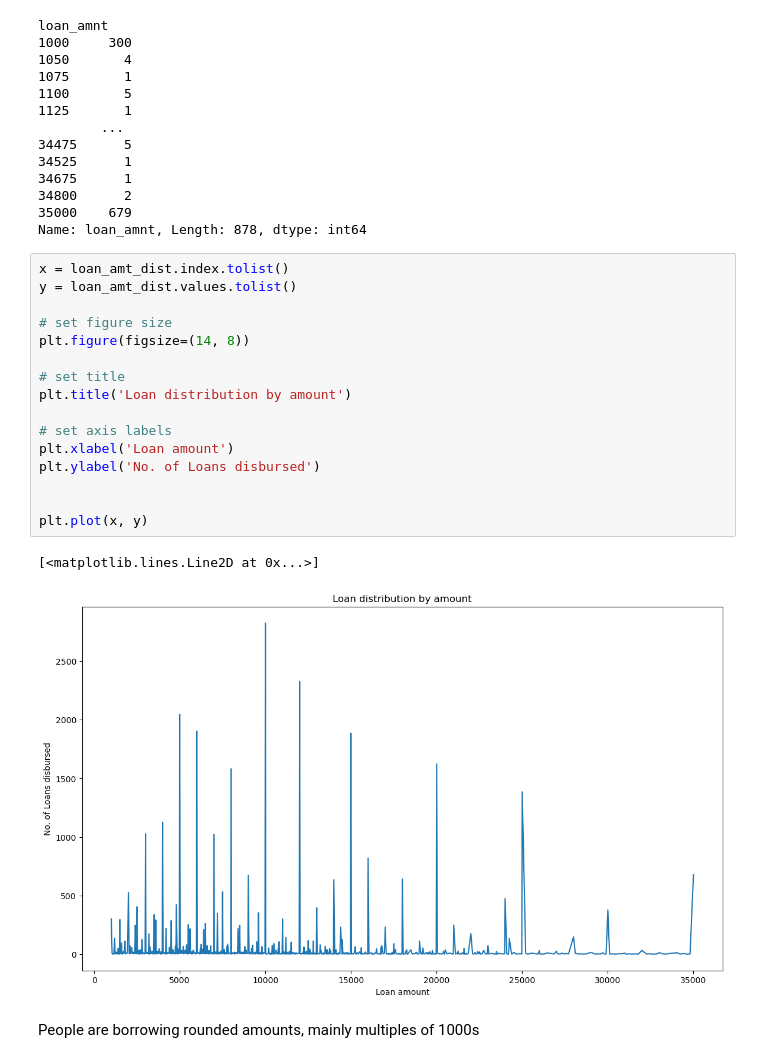
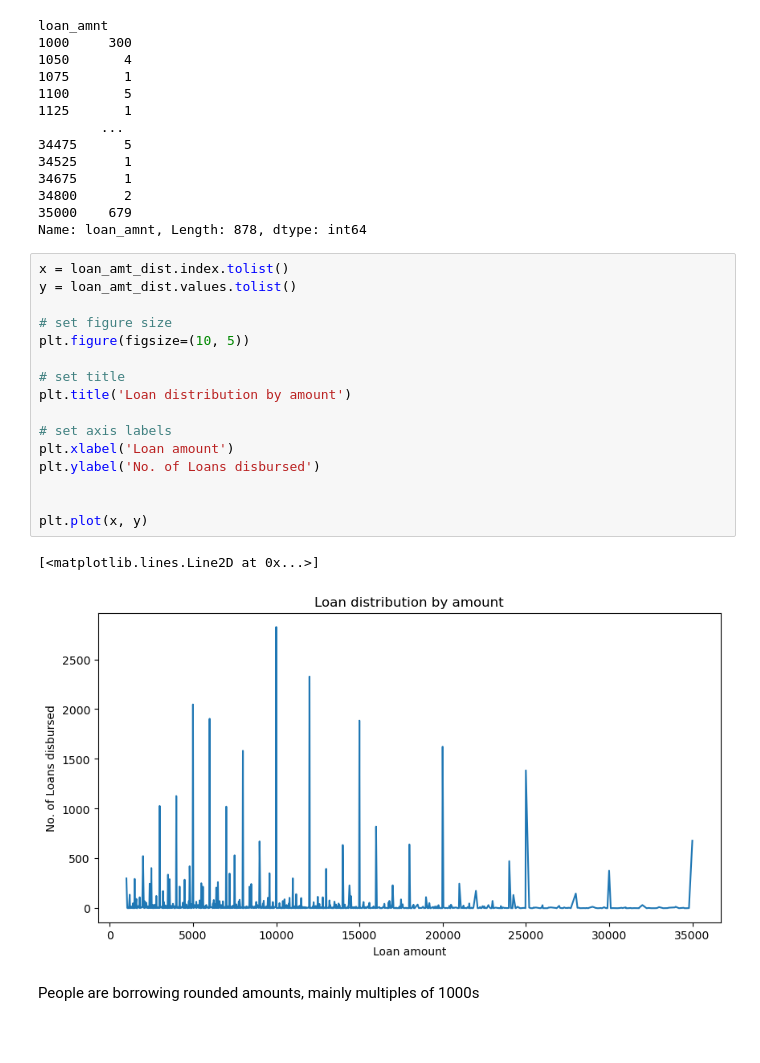
Before and after one commit to kiranp37/LendingClubCaseStudy, a Jupyter notebook: LendingClubCaseStudy.ipynb, the cells around one changed output. Saved outputs shown, nothing was run; the diff lists cells and outputs as text; blank space fills up the shorter version.

```diff
--- a/LendingClubCaseStudy.ipynb
+++ b/LendingClubCaseStudy.ipynb
@@ -385,22 +385,22 @@ Name: loan_amnt, Length: 878, dtype: int64
 # %%
 x = loan_amt_dist.index.tolist()
 y = loan_amt_dist.values.tolist()
 
 # set figure size
-plt.figure(figsize=(14, 8))
+plt.figure(figsize=(10, 5))
 
 # set title
 plt.title('Loan distribution by amount')
 
 # set axis labels
 plt.xlabel('Loan amount')
 plt.ylabel('No. of Loans disbursed')
 
 
 plt.plot(x, y)
 # %% [output]
 [<matplotlib.lines.Line2D at 0x...>]
-[figure, old version]
+[figure, new version]
 # %% [markdown]
 People are borrowing rounded amounts, mainly multiples of 1000s
 # %%
```
Also changed, not shown: parts of 22 cells of this notebook.
